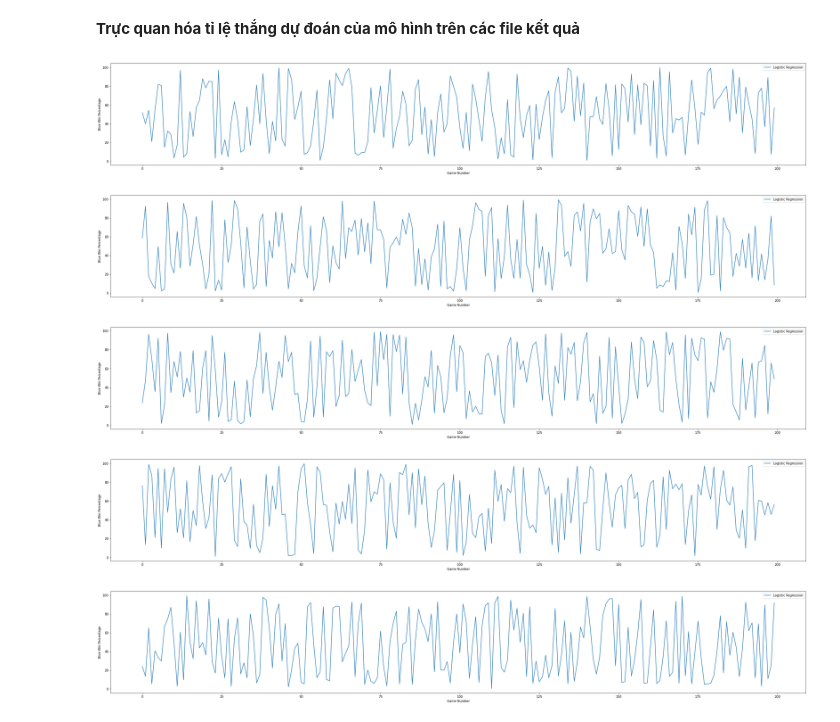
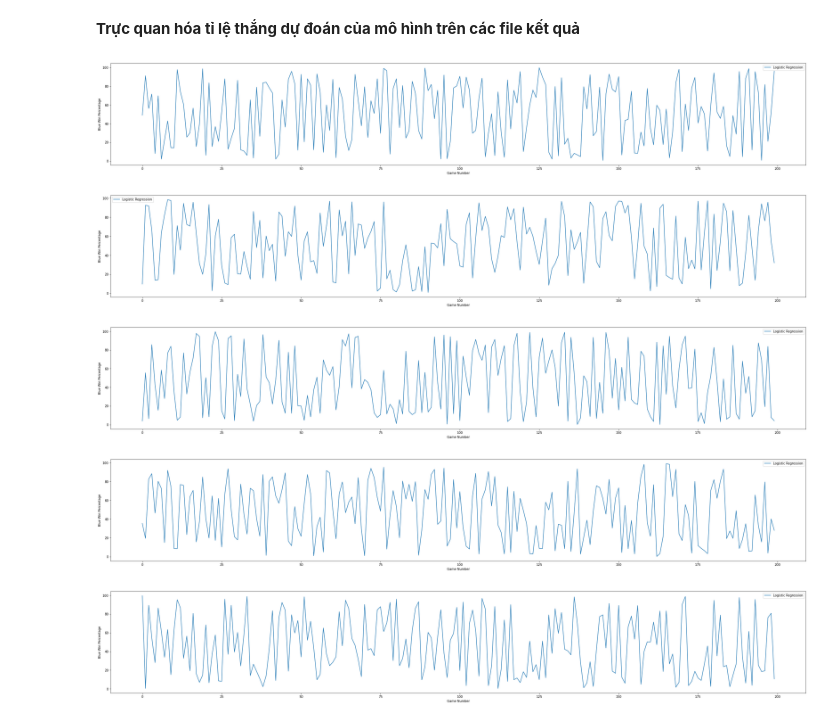
Before and after one commit to trucni2005/LeagueOfLegendsWinRatePredictorAt15, a Jupyter notebook: data_processing.ipynb, the cells around one changed output. Cells and saved outputs as stored; diff of their text form; code cells hidden in the pictures.

```diff
--- a/data_processing.ipynb
+++ b/data_processing.ipynb
@@ -91,7 +91,7 @@ models = [LogisticRegression(random_state=42), LinearDiscriminantAnalysis()]
 *2. Thử nghiệm để tìm mô hình tốt nhất trên 10 tập dữ liệu 1k samples*
 # %%
 for i in range(10):
-    filename = f"data_fe_1000_part_{i+1}.csv"
+    filename = f"data/data extracted/data_fe_1000_part_{i+1}.csv"
     data = pd.read_csv(filename)
     print("File ", filename, "- Best model: ", test(data, models)[0], "- Accuracy: ", test(data, models)[1], "- Eslaped_time: ", test(data, models)[2])
 # %% [output]
@@ -193,9 +198,9 @@ data.to_csv("data_1k_featureselection.csv")
 # %% [markdown]
 **Dự đoán tỉ lệ thắng cho mỗi trận LOL sử dụng 5 fold cross validation dựa trên dữ liệu 1k samples bằng LinearDiscriminantAnalysis, scaler MinMaxScaler, thử nghiệm trên tập kiểm thử. Tính AUC để đánh giá tỉ lệ dự đoán của mô hình**
 # %%
-models = [(MinMaxScaler(), LinearDiscriminantAnalysis())]
+models = [(Normalizer(), LinearDiscriminantAnalysis())]
 model_names = ["LinearDiscriminantAnalysis"]
-data = pd.read_csv("data_1k_featureselection.csv")
+data = pd.read_csv("data/data_1k_featureselection.csv")
 dfs = []
 X = data.drop('team_win', axis=1)
 y = data['team_win']
@@ -265,7 +270,7 @@ for i, model in enumerate(models):
 
         # Save the results to a CSV file
         model_name = model_names[i]
-        df.to_csv(f"1ksamples_{model_name}_part_{j}.csv", index=False)
+        df.to_csv(f"data/results/result_for_1k/1ksamples_{model_name}_part_{j}.csv", index=False)
         elapsed_times  = elapsed_times+ elapsed_time
 
     print(f"Mean AUC Score for model {model}: {np.mean(auc_scores)}, Elapsed_time: {elapsed_times}")
@@ -281,7 +286,7 @@ Mean AUC Score for model (MinMaxScaler(), LinearDiscriminantAnalysis()): 0.85108
 # %%
 for i in range(5):
     # Load the data from the four CSV files
-    data1 = pd.read_csv(f'1ksamples_LinearDiscriminantAnalysis_part_{i}.csv')
+    data1 = pd.read_csv(f'data/results/result_for_1k/1ksamples_LinearDiscriminantAnalysis_part_{i}.csv')
 
     y1 = data1['blue_win_percentage'].head(200)
 
@@ -311,9 +316,9 @@ for i in range(5):
 # %% [markdown]
 **Dự đoán tỉ lệ thắng cho mỗi trận LOL sử dụng 5 fold cross validation dựa trên dữ liệu 10k samples bằng LogisticRegression, scaler PowerTransformer, thử nghiệm trên tập kiểm thử. Tính AUC để đánh giá tỉ lệ dự đoán của mô hình**
 # %%
-models = [(PowerTransformer(), LogisticRegression(random_state=42))]
+models = [(StandardScaler(), LogisticRegression(random_state=42))]
 model_names = ["Logistic Regression"]
-data = pd.read_csv("data_fe.csv")
+data = pd.read_csv("data/data_fe.csv")
 dfs = []
 X = data.drop('team_win', axis=1)
 y = data['team_win']
@@ -383,7 +388,7 @@ for i, model in enumerate(models):
 
         # Save the results to a CSV file
         model_name = model_names[i]
-        df.to_csv(f"10ksamples_{model_name}_part_{j}.csv", index=False)
+        df.to_csv(f"data/results/result_for_10k/10ksamples_{model_name}_part_{j}.csv", index=False)
         elapsed_times  = elapsed_times+ elapsed_time
 
     print(f"Mean AUC Score for model {model}: {np.mean(auc_scores)}, Elapsed_time: {elapsed_times}")
@@ -399,30 +404,30 @@ Mean AUC Score for model (PowerTransformer(), LogisticRegression(random_state=42
 # %%
 for i in range(5):
     # Load the data from the four CSV files
-    data1 = pd.read_csv(f'10ksamples_Logistic Regression_part_{i}.csv')
+    data1 = pd.read_csv(f'data/results/result_for_10k/10ksamples_Logistic Regression_part_{i}.csv')
 
     y1 = data1['blue_win_percentage'].head(200)
 
     # Create a list of x values from 0 to the length of y1
     x = list(range(len(y1)))
 
     plt.figure(figsize=(40, 6))
 
     # Plot the four lines on the same graph
     plt.plot(x, y1, label='Logistic Regression')
 
     # Add a legend to the graph
     plt.legend()
 
     # Add labels for the x and y axis
     plt.xlabel('Game Number')
     plt.ylabel('Blue Win Percentage')
 
     # Show the graph
     plt.show()
 # %% [output]
-[figure, old version]
+[figure, new version]
-[figure, old version]
+[figure, new version]
-[figure, old version]
+[figure, new version]
-[figure, old version]
+[figure, new version]
-[figure, old version]
+[figure, new version]
```
Also changed, not shown: parts of 8 cells of this notebook, 54 other files.
